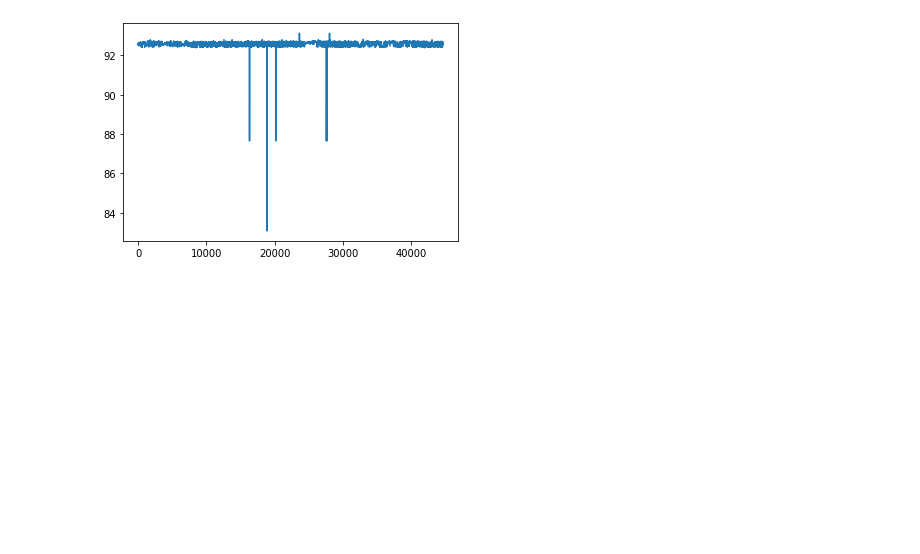
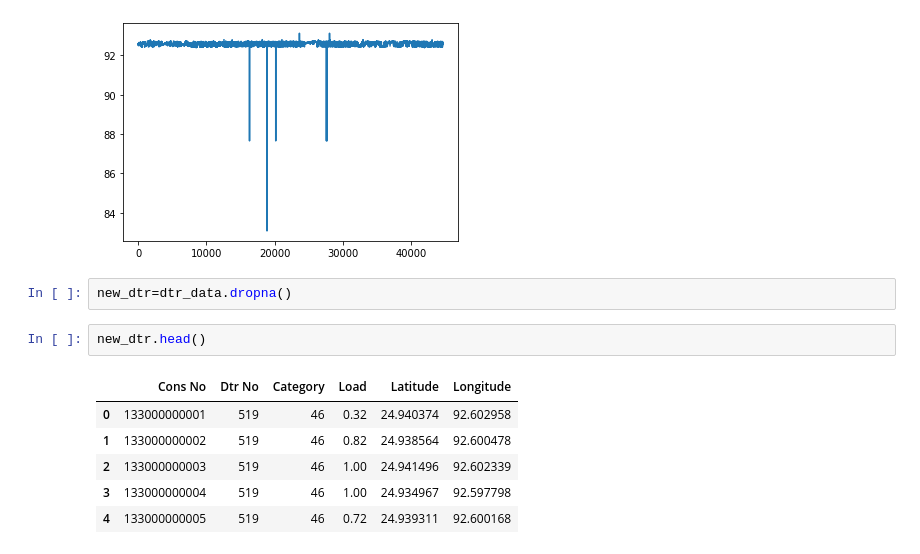
Before and after one commit to GauravKakoti/APDCL, a Jupyter notebook: Untitled.ipynb, the cells around one changed output. Drawn from its saved outputs; the diff is of its cells as text; blank space fills up the shorter version.

```diff
--- a/Untitled.ipynb
+++ b/Untitled.ipynb
@@ -124,3 +124,14 @@ dtr_data["Longitude"].plot()
 # %% [output]
 <AxesSubplot:>
 [figure]
+# %%
+new_dtr=dtr_data.dropna()
+# %%
+new_dtr.head()
+# %% [output]
+|  | Cons No | Dtr No | Category | Load | Latitude | Longitude |
+| 0 | 133000000001 | 519 | 46 | 0.32 | 24.940374 | 92.602958 |
+| 1 | 133000000002 | 519 | 46 | 0.82 | 24.938564 | 92.600478 |
+| 2 | 133000000003 | 519 | 46 | 1.00 | 24.941496 | 92.602339 |
+| 3 | 133000000004 | 519 | 46 | 1.00 | 24.934967 | 92.597798 |
+| 4 | 133000000005 | 519 | 46 | 0.72 | 24.939311 | 92.600168 |
```
Also changed, not shown: parts of 2 cells of this notebook, 4 other files.
